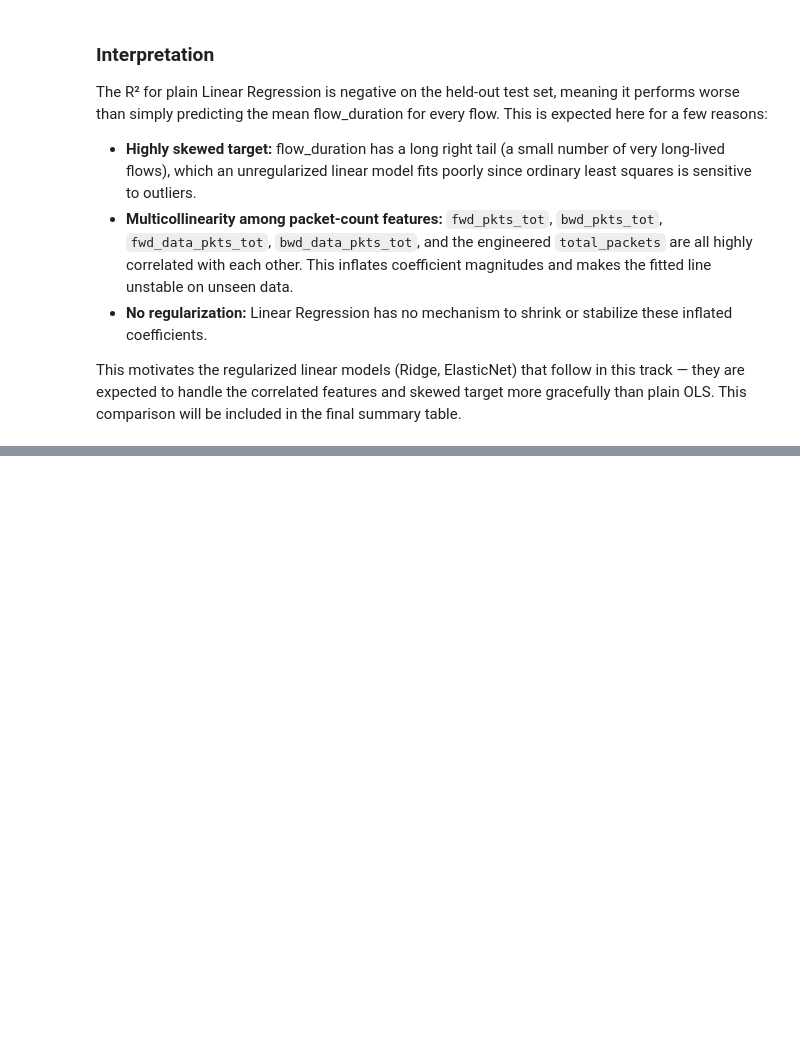
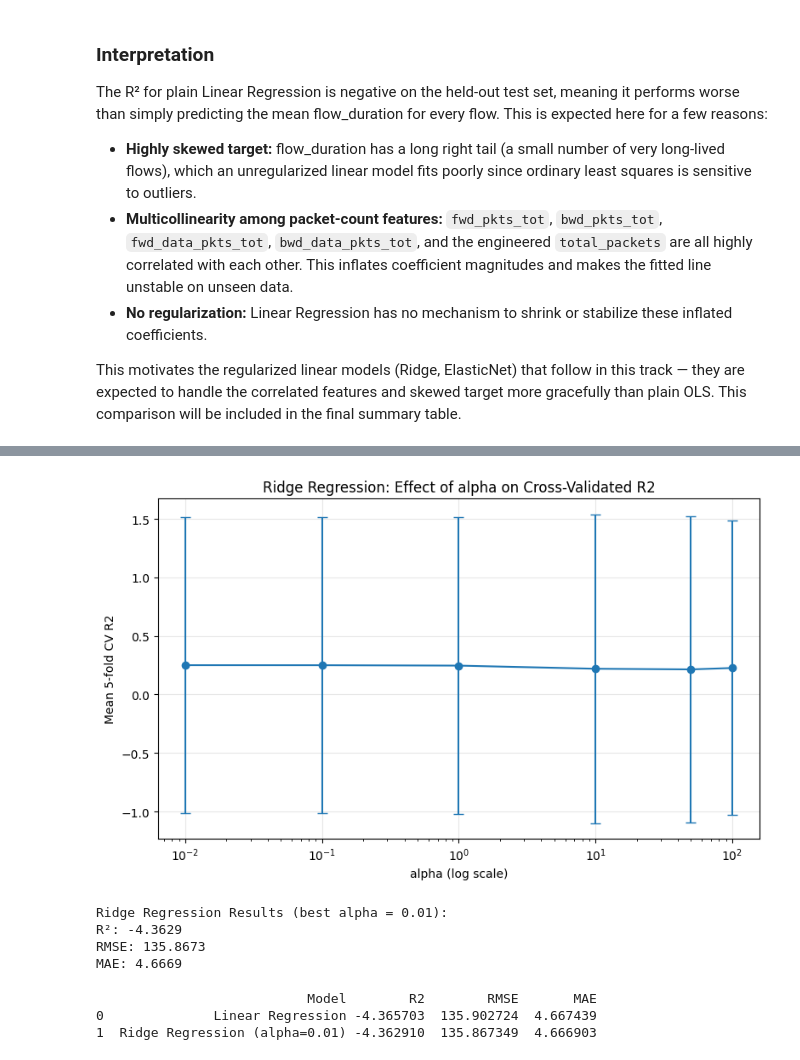
Before and after one commit to likhith1253/ML_Capstone, a Jupyter notebook: regression/regression_2.ipynb, the cells around one changed output, grey strips where cells are left out. Saved outputs shown, nothing was run; the diff lists cells and outputs as text; code cells hidden in the pictures; blank space fills up the shorter version.

Commit message:
Add Ridge Regression with GridSearchCV alpha tuning (Person 2)

```diff
--- a/regression/regression_2.ipynb
+++ b/regression/regression_2.ipynb
@@ -215,0 +246,7 @@ This motivates the regularized linear models (Ridge, ElasticNet) that follow in
+# %%
+# Train with 5-fold cross-validation over the alpha grid
+grid_search_ridge.fit(X_train, y_train)
+
+best_alpha = grid_search_ridge.best_params_['regressor__alpha']
+print(f"Best alpha found: {best_alpha}")
+print(f"Best cross-validated R2 (train folds): {grid_search_ridge.best_score_:.4f}")
@@ -215,0 +256,6 @@ This motivates the regularized linear models (Ridge, ElasticNet) that follow in
+# %%
+# Inspect how R2 varied across the alpha grid (compare different alpha values, as required)
+cv_results = pd.DataFrame(grid_search_ridge.cv_results_)
+alpha_comparison = cv_results[['param_regressor__alpha', 'mean_test_score', 'std_test_score']].sort_values('param_regressor__alpha')
+alpha_comparison.columns = ['alpha', 'mean_cv_r2', 'std_cv_r2']
+print(alpha_comparison)
@@ -215,0 +270,47 @@ This motivates the regularized linear models (Ridge, ElasticNet) that follow in
+# %%
+# Plot R2 vs alpha to visualize the effect of regularization strength
+plt.figure(figsize=(8, 5))
+plt.errorbar(alpha_comparison['alpha'], alpha_comparison['mean_cv_r2'],
+             yerr=alpha_comparison['std_cv_r2'], marker='o', capsize=4, color='tab:blue')
+plt.xscale('log')
+plt.xlabel('alpha (log scale)')
+plt.ylabel('Mean 5-fold CV R2')
+plt.title('Ridge Regression: Effect of alpha on Cross-Validated R2')
+plt.grid(alpha=0.3)
+plt.tight_layout()
+plt.show()
+# %% [output]
+[figure, added]
+# %%
+# Evaluate the best Ridge model on the held-out test set
+best_ridge_pipeline = grid_search_ridge.best_estimator_
+y_pred_ridge = best_ridge_pipeline.predict(X_test)
+
+r2_ridge = r2_score(y_test, y_pred_ridge)
+rmse_ridge = np.sqrt(mean_squared_error(y_test, y_pred_ridge))
+mae_ridge = mean_absolute_error(y_test, y_pred_ridge)
+
+print("Ridge Regression Results (best alpha = {}):".format(best_alpha))
+print(f"R²: {r2_ridge:.4f}")
+print(f"RMSE: {rmse_ridge:.4f}")
+print(f"MAE: {mae_ridge:.4f}")
+# %% [output]
+Ridge Regression Results (best alpha = 0.01):
+R²: -4.3629
+RMSE: 135.8673
+MAE: 4.6669
+# %%
+# Add to results table
+results.append({
+    'Model': f'Ridge Regression (alpha={best_alpha})',
+    'R2': r2_ridge,
+    'RMSE': rmse_ridge,
+    'MAE': mae_ridge
+})
+
+results_df = pd.DataFrame(results)
+print(results_df)
+# %% [output]
+                           Model        R2        RMSE       MAE
+0              Linear Regression -4.365703  135.902724  4.667439
+1  Ridge Regression (alpha=0.01) -4.362910  135.867349  4.666903
```
Also changed, not shown: parts of 9 cells of this notebook.
